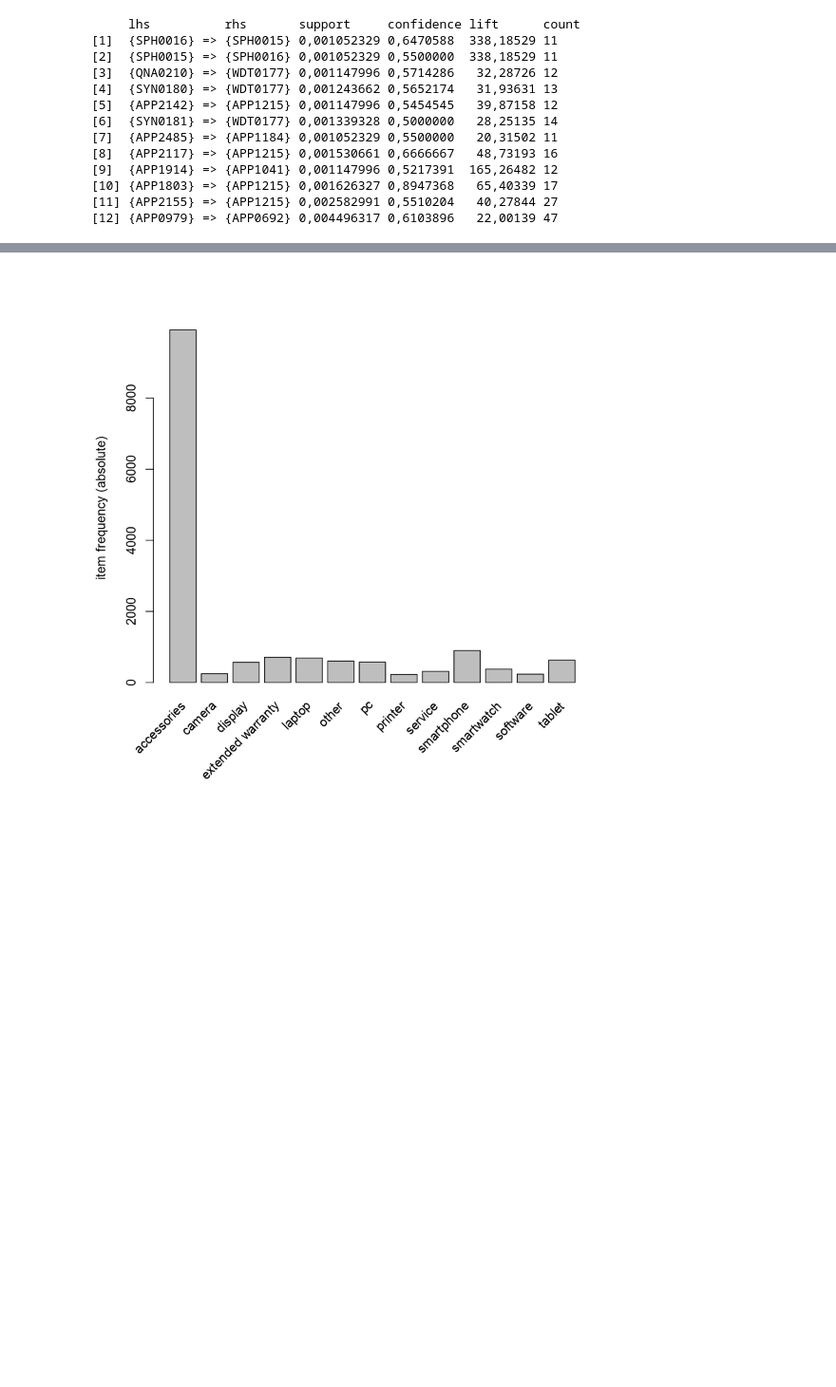
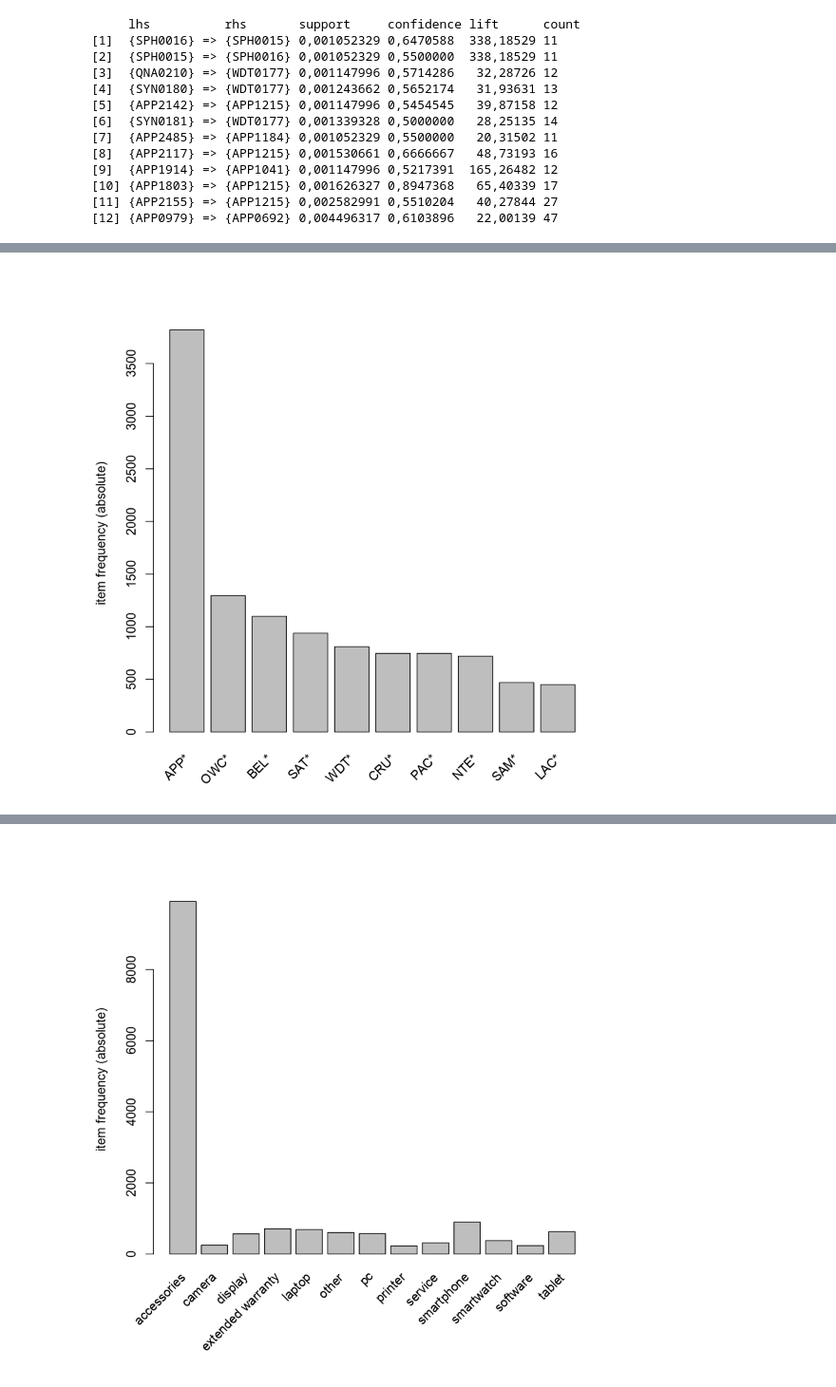
Before and after one commit to TuomoKareoja/product-associations-discovery, a Jupyter notebook: notebooks/exploratory/apriori_exploration.ipynb, the cells around one changed output, grey strips where cells are left out. Shown: that part at 95% size. Saved outputs shown, nothing was run; the diff lists cells and outputs as text; code cells hidden in the pictures; blank space fills up the shorter version.

```diff
--- a/notebooks/exploratory/apriori_exploration.ipynb
+++ b/notebooks/exploratory/apriori_exploration.ipynb
@@ -140,0 +139,5 @@ ERROR: Error in plot.associations(rules): Needed package 'arulesViz' not install
+# %%
+# Apple is the dominating brand
+arules::itemFrequencyPlot(data_trans_brand, type='absolute', topN=10)
+# %% [output]
+[figure, added]
```
Also changed, not shown: parts of 17 cells of this notebook, 2 other files.
